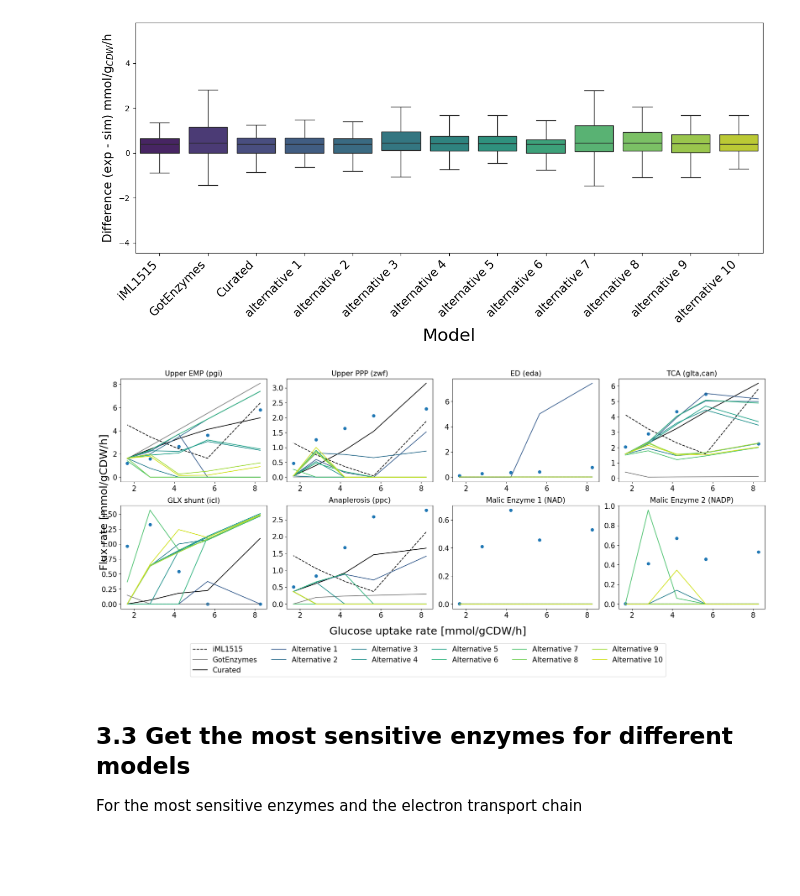
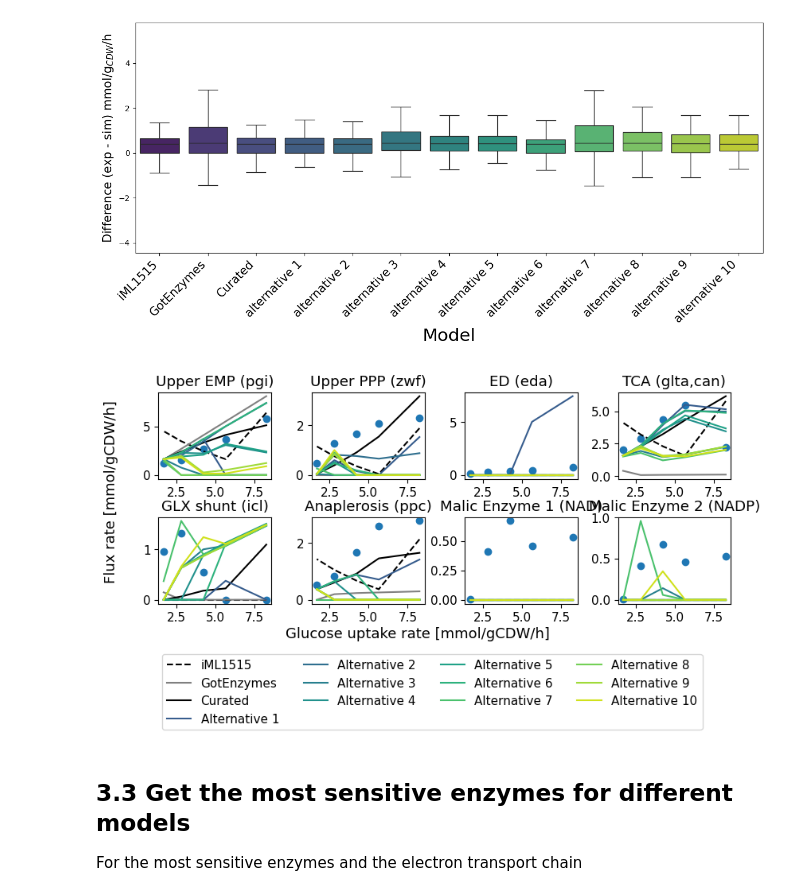
Before and after one commit to iAMB-RWTH-Aachen/PAMparametrizer, a Jupyter notebook: Scripts/i3_analysis/PAMparametrizer_iML1515_validation.ipynb, the cells around one changed output. Cells and saved outputs as stored; diff of their text form; code cells hidden in the pictures; blank space fills up the shorter version.

Commit message:
updated figures and added new simulation results

```diff
--- a/Scripts/i3_analysis/PAMparametrizer_iML1515_validation.ipynb
+++ b/Scripts/i3_analysis/PAMparametrizer_iML1515_validation.ipynb
@@ -448,48 +448,55 @@ substrate_ids = fluxes_new_dict[1].substrate_id
 # visualize per flux
 fluxes_to_plot = fluxes_to_save[3:]
 num_fluxes_on_row = int(np.ceil(len(fluxes_to_plot)/2))
-fig, axs = plt.subplots(ncols = num_fluxes_on_row, nrows = 2, figsize = [20,8], layout='constrained')
+fig, axs = plt.subplots(ncols = num_fluxes_on_row, nrows = 2, figsize = [21/2.56,12/2.56], layout='constrained')
 axs = axs.flatten()
+plt.rcParams.update({'font.size': 11})
 
 # upper_fig_reactions = [rxn for rxn in fluxes_to_save[:5] if rxn != 'EDA'] #EDA is not in core model
 # lower_fig_reactions = [rxn for rxn in fluxes_to_save[5:] if rxn != 'EDA']
 upper_fig_reactions = [rxn for rxn in fluxes_to_plot[:num_fluxes_on_row]] #EDA is not in core model
 lower_fig_reactions = [rxn for rxn in fluxes_to_save[num_fluxes_on_row:]]
 
 fluxes_curated = fluxes_curated.sort_values('substrate')
 fluxes_wt = fluxes_wt.sort_values('substrate')
 for alt, fluxes in fluxes_new_dict.items():
     fluxes_new_dict[alt] = fluxes.sort_values('substrate')
 substrate_rates = [abs(f) for f in fluxes_curated['substrate']]
 
 for i, rxn in enumerate(fluxes_to_plot):
     validation = validation_df[rxn]
     axs[i].scatter(validation_df['EX_glc__D_e'], validation_df[rxn])
     axs[i].plot(substrate_rates, [abs(f) for f in fluxes_gem[rxn]],label = 'iML1515',linestyle='--', color = 'black')
     axs[i].plot(substrate_rates, [abs(f) for f in fluxes_wt[rxn]],label = 'GotEnzymes', color = 'grey')
     axs[i].plot(substrate_rates, [abs(f) for f in fluxes_curated[rxn]], label = 'Curated', color = 'black')
     for alt, fluxes in fluxes_new_dict.items():
         axs[i].plot(substrate_rates, [abs(f) for f in fluxes[rxn]], label = f'Alternative {alt}',
                           color = cmap[f'alternative {alt}'])
-    axs[i].set_title(flux_df.Description.loc[rxn], fontsize = fontsize)
+    axs[i].set_title(flux_df.Description.loc[rxn])
 #     axs[i].set_yticks(fontsize = fontsize)
-#     axs[i].set_xticks(fontsize = fontsize)
-    axs[i].xaxis.set_tick_params(labelsize=fontsize)
-    axs[i].yaxis.set_tick_params(labelsize=fontsize)
-
+# #     axs[i].set_xticks(fontsize = fontsize)
+#     axs[i].xaxis.set_tick_params(labelsize=fontsize)
+#     axs[i].yaxis.set_tick_params(labelsize=fontsize)
+# Shrink current axis's height by 10% on the bottom
+box = axs[i].get_position()
+axs[i].set_position([box.x0, box.y0 + box.height * 0.1,
+                 box.width, box.height * 0.9])
 
 handles, labels = axs[i].get_legend_handles_labels()
-fig.legend(handles, labels, loc = 'lower center', bbox_to_anchor=(0.5, -0.15),ncols = 6, fontsize= fontsize)
+fig.legend(handles, labels, loc = 'lower center', #bbox_to_anchor=(0.5, -0.2),
+           ncols = 4, fontsize= 11)
 
-fig.supylabel('Flux rate [mmol/gCDW/h]', fontsize = fontsize*1.5)
-fig.supxlabel('Glucose uptake rate [mmol/gCDW/h]', fontsize = fontsize*1.5)
+fig.supylabel('Flux rate [mmol/gCDW/h]', fontsize = 13, y = 0.65)
+fig.supxlabel('Glucose uptake rate [mmol/gCDW/h]', fontsize = 13, y = 0.25)
 
 
 # plt.legend(loc = 'lower center')
 plt.tight_layout()
+
+plt.subplots_adjust(bottom = 0.35)
 plt.savefig(os.path.join('Figures', 'SuppFig_flux_comparison_glucose_intracellular.png'))
 # %% [output]
-[figure, old version]
+[figure, new version]
 # %% [markdown]
 ## 3.3 Get the most sensitive enzymes for different models
 For the most sensitive enzymes and the electron transport chain
```
Also changed, not shown: parts of 3 cells of this notebook, 28 other files.
